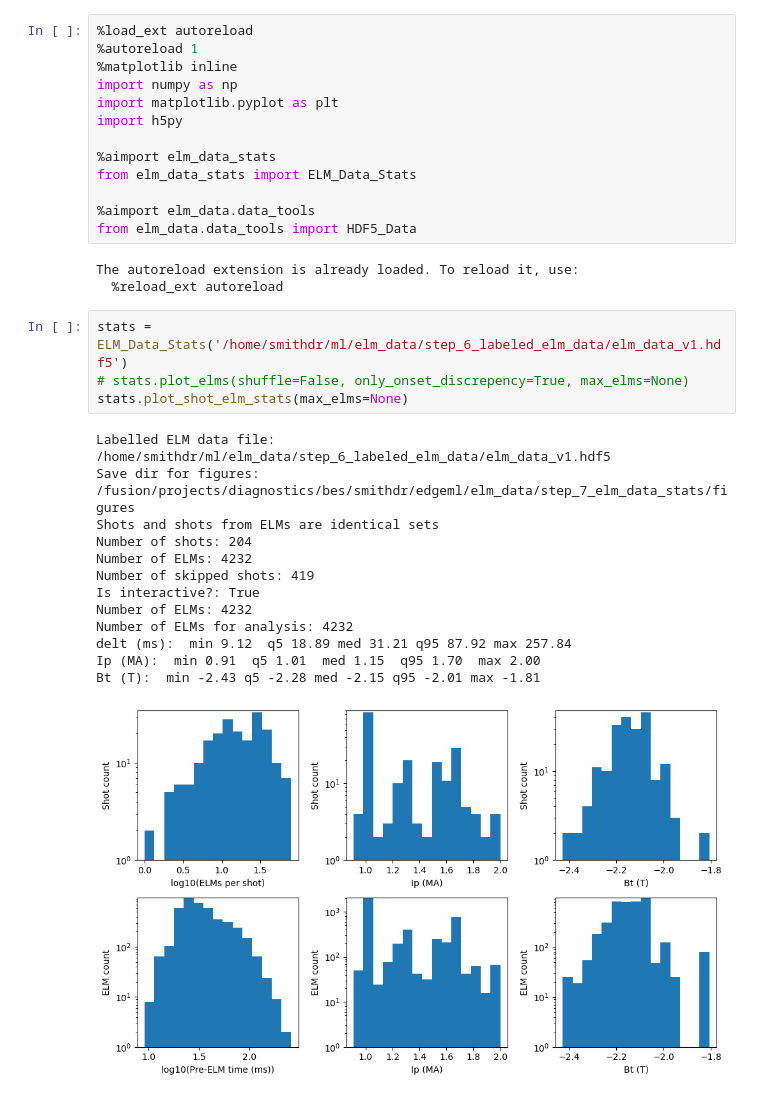
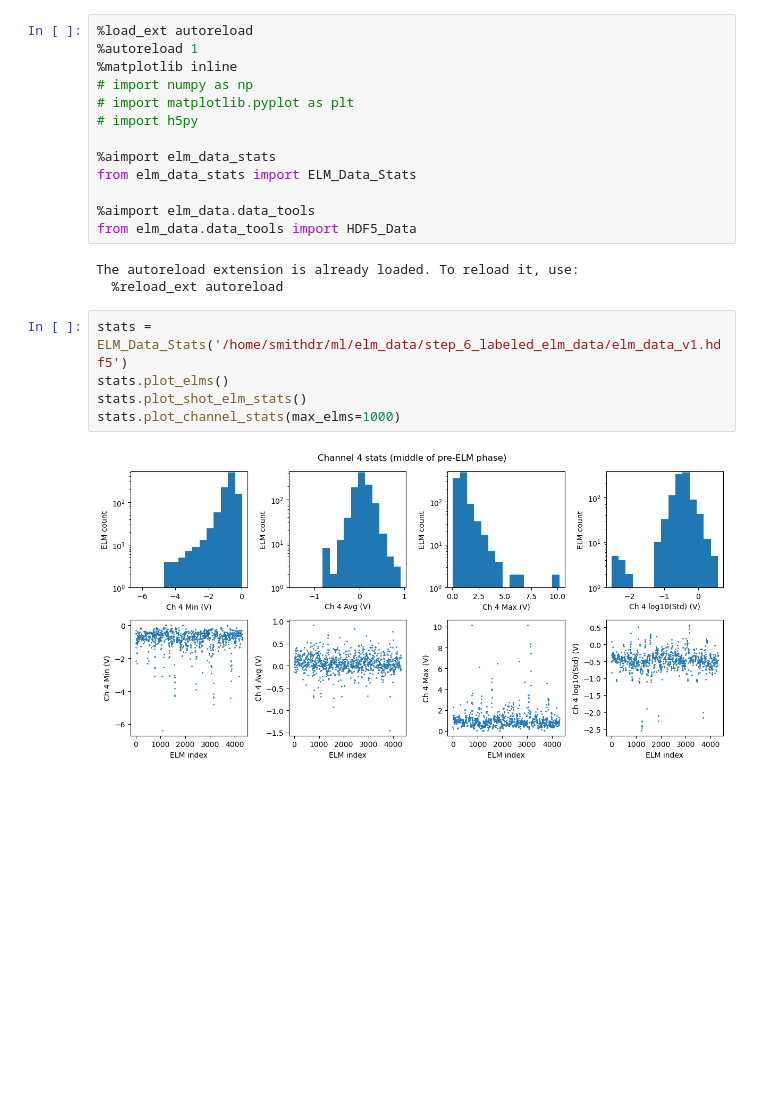
Before and after one commit to PlasmaControl/bes-edgeml-datasets, a Jupyter notebook: elm_data/step_7_elm_data_stats/elm_data_stats.ipynb, the cells around one changed output. Saved outputs shown, nothing was run; the diff lists cells and outputs as text; blank space fills up the shorter version.

```diff
--- a/elm_data/step_7_elm_data_stats/elm_data_stats.ipynb
+++ b/elm_data/step_7_elm_data_stats/elm_data_stats.ipynb
@@ -2,9 +2,9 @@
 %load_ext autoreload
 %autoreload 1
 %matplotlib inline
-import numpy as np
-import matplotlib.pyplot as plt
-import h5py
+# import numpy as np
+# import matplotlib.pyplot as plt
+# import h5py
 
 %aimport elm_data_stats
 from elm_data_stats import ELM_Data_Stats
@@ -16,19 +16,8 @@ The autoreload extension is already loaded. To reload it, use:
   %reload_ext autoreload
 # %%
 stats = ELM_Data_Stats('/home/smithdr/ml/elm_data/step_6_labeled_elm_data/elm_data_v1.hdf5')
-# stats.plot_elms(shuffle=False, only_onset_discrepency=True, max_elms=None)
-stats.plot_shot_elm_stats(max_elms=None)
+stats.plot_elms()
+stats.plot_shot_elm_stats()
+stats.plot_channel_stats(max_elms=1000)
 # %% [output]
-Labelled ELM data file: /home/smithdr/ml/elm_data/step_6_labeled_elm_data/elm_data_v1.hdf5
-Save dir for figures: /fusion/projects/diagnostics/bes/smithdr/edgeml/elm_data/step_7_elm_data_stats/figures
-Shots and shots from ELMs are identical sets
-Number of shots: 204
-Number of ELMs: 4232
-Number of skipped shots: 419
-Is interactive?: True
-Number of ELMs: 4232
-Number of ELMs for analysis: 4232
-delt (ms):  min 9.12  q5 18.89 med 31.21 q95 87.92 max 257.84
-Ip (MA):  min 0.91  q5 1.01  med 1.15  q95 1.70  max 2.00
-Bt (T):  min -2.43 q5 -2.28 med -2.15 q95 -2.01 max -1.81
-[figure, old version]
+[figure, new version]
```
Also changed, not shown: parts of 2 cells of this notebook, 3 other files.
